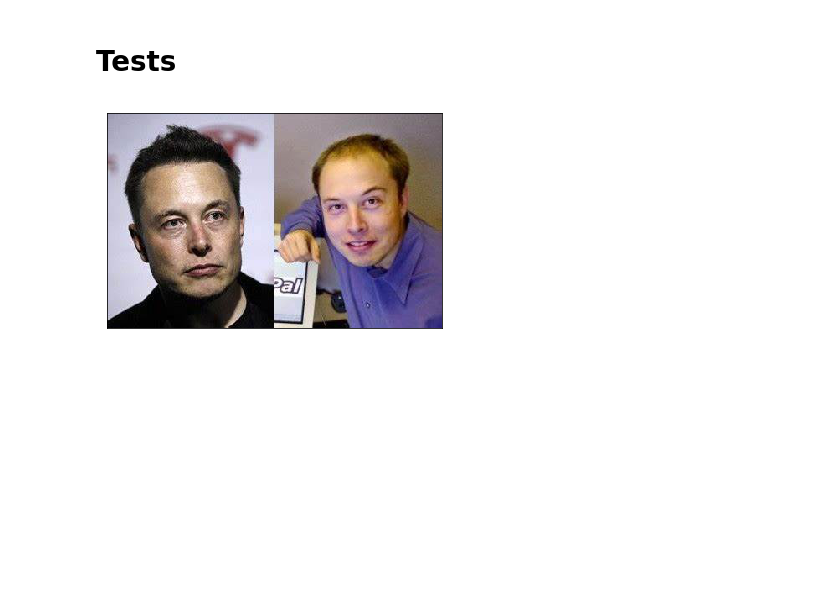
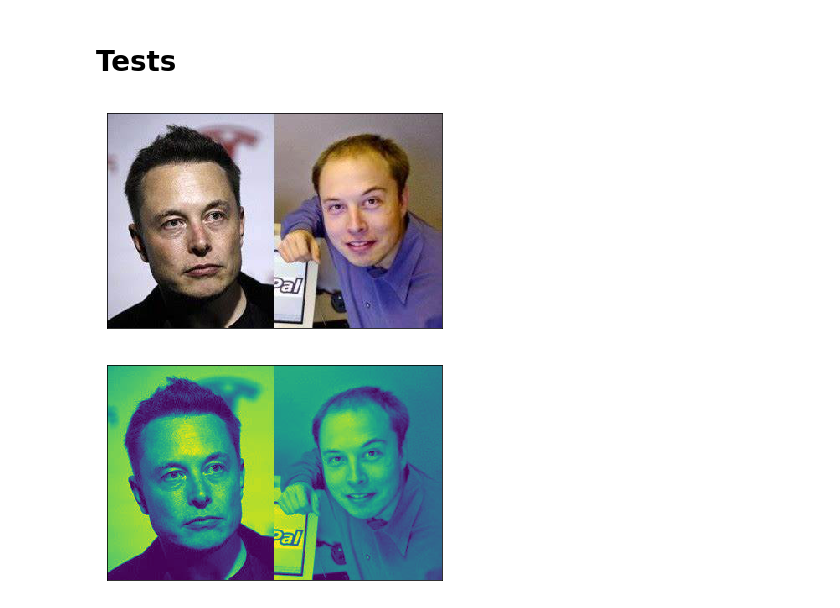
Before and after one commit to frtu/face-recognition-platform, a Jupyter notebook: notebook/image_utils.ipynb, the cells around one changed output. Saved outputs shown, nothing was run; the diff lists cells and outputs as text; code cells hidden in the pictures; blank space fills up the shorter version.

Commit message:
Provide all kinds of color options

```diff
--- a/notebook/image_utils.ipynb
+++ b/notebook/image_utils.ipynb
@@ -22,14 +22,15 @@ import numpy as np
 import cv2
 
 # cv2 read images in BGR
-def img_read_cv(img_path):
+def img_read_cv(img_path, color_mode=cv2.IMREAD_COLOR):
     # cv2.IMREAD_UNCHANGED (-1) | cv2.IMREAD_GRAYSCALE (0) | cv2.IMREAD_COLOR (default : 1)
-    img = cv2.imread(img_path, cv2.IMREAD_COLOR)
+    img = cv2.imread(img_path, color_mode)
     return img
 
 # change BGR to RGB
-def to_rgb_cv(img):
-    img = cv2.cvtColor(img, cv2.COLOR_BGR2RGB)
+def img_color(img, color_mode=cv2.COLOR_BGR2RGB):
+    # https://opencv-python-tutroals.readthedocs.io/en/latest/py_tutorials/py_imgproc/py_colorspaces/py_colorspaces.html
+    img = cv2.cvtColor(img, color_mode)
     return img
 # %%
 # https://matplotlib.org/3.1.1/api/_as_gen/matplotlib.pyplot.imshow.html
@@ -43,9 +44,15 @@ def img_show(img, func=identity):
 # Tests
 # %%
 img_path = '../data/faces/elon_musk.jpeg'
-
-img = img_read_cv(img_path)
-img = to_rgb_cv(img)
-img_show(img)
-# %% [output]
-[figure, removed]
+# %%
+# READ COLOR
+img = img_read_cv(img_path)
+img = img_color(img)
+img_show(img)
+
+# READ GRAYSCALE
+img = img_read_cv(img_path, cv2.IMREAD_GRAYSCALE)
+img_show(img)
+# %% [output]
+[figure, added]
+[figure, added]
```
Also changed, not shown: parts of 1 cell of this notebook, 1 other file.
